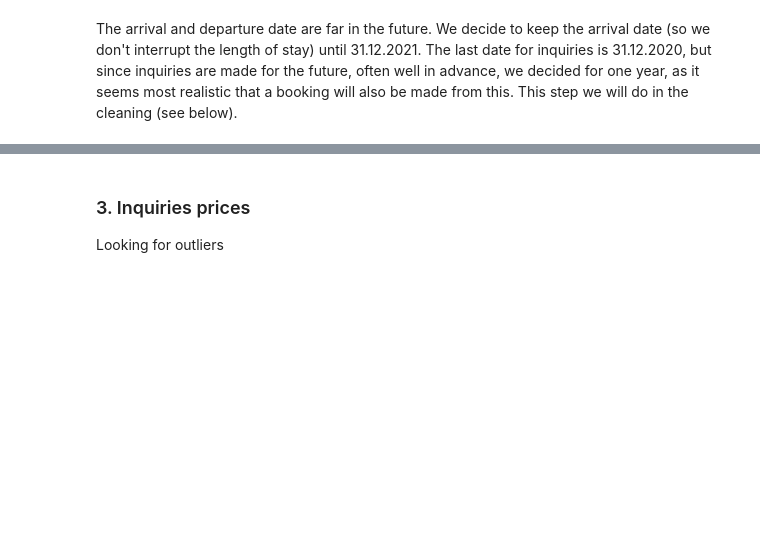
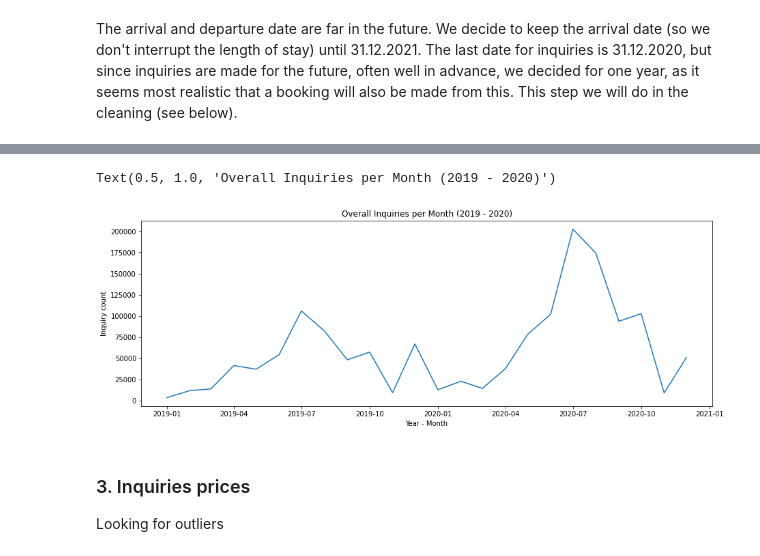
Before and after one commit to neue-fische-traum/traum-preis, a Jupyter notebook: EDA/EDA_notebook_1_inquiries.ipynb, the cells around one changed output, grey strips where cells are left out. Cells and saved outputs as stored; diff of their text form; code cells hidden in the pictures; blank space fills up the shorter version.

```diff
--- a/EDA/EDA_notebook_1_inquiries.ipynb
+++ b/EDA/EDA_notebook_1_inquiries.ipynb
@@ -117,3 +240,27 @@ The arrival and departure date are far in the future. We decide to keep the arri
+# %%
+plot_arrival_date = df_inquiries.groupby('arrival_date_yearmonth').count().reset_index()[['arrival_date_yearmonth', 'listing_id']]
+# %%
+plot_arrival_date['arrival_date_yearmonth'] = plot_arrival_date.arrival_date_yearmonth.astype(str)
+# %%
+plot_arrival_date['arrival_date_yearmonth'] = pd.to_datetime(plot_arrival_date['arrival_date_yearmonth'])
+# %%
+# Split dataset: 2019 and 2020
+start_date = "2019-01"
+end_date = "2020-12"
+
+after_start_date = plot_arrival_date["arrival_date_yearmonth"] >= start_date
+before_end_date = plot_arrival_date["arrival_date_yearmonth"] <= end_date
+between_two_dates = after_start_date & before_end_date
+filtered_dates = plot_arrival_date.loc[between_two_dates]
+# %%
+# Plotting a lineplot
+fig, ax = plt.subplots(figsize=(15,5))
+sns.lineplot(data=filtered_dates, x="arrival_date_yearmonth", y="listing_id")
+ax.set(xlabel='Year - Month', ylabel='Inquiry count')
+plt.title('Overall Inquiries per Month (2019 - 2020)')
+# %% [output]
+Text(0.5, 1.0, 'Overall Inquiries per Month (2019 - 2020)')
+[figure, added]
 # %% [markdown]
 ### 3. Inquiries prices
 
```
Also changed, not shown: parts of 32 cells of this notebook, 1 other file.
